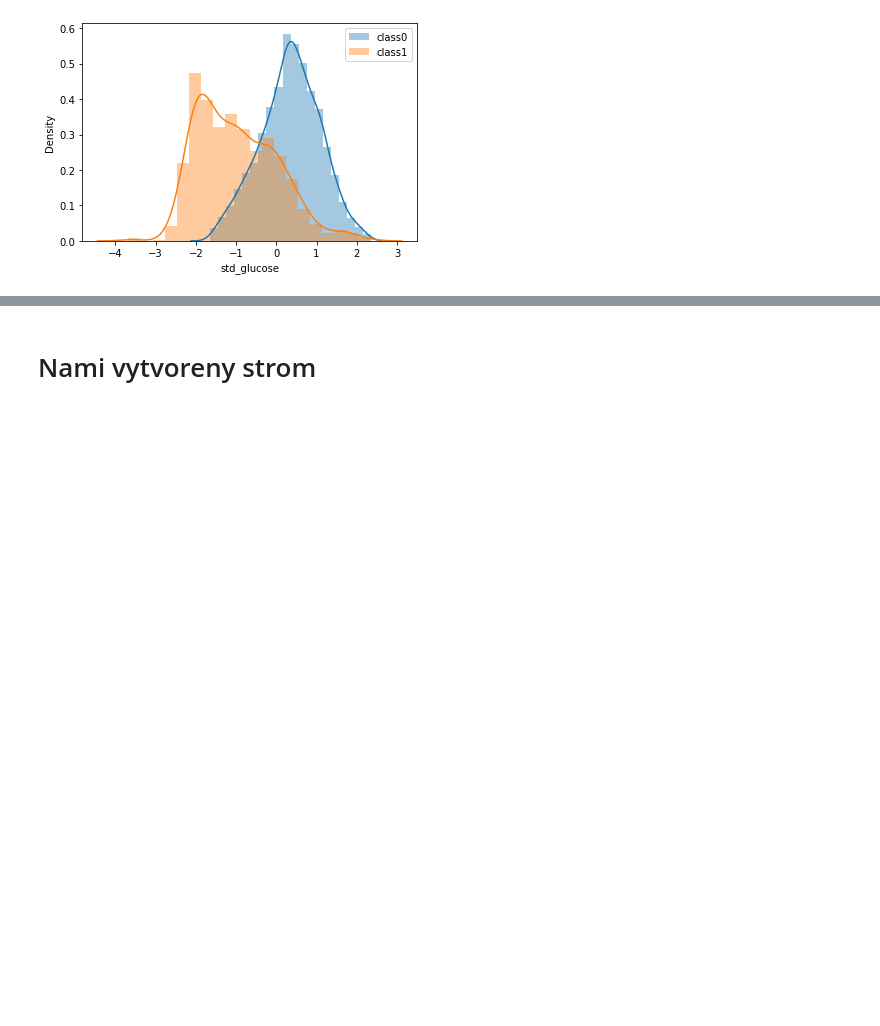
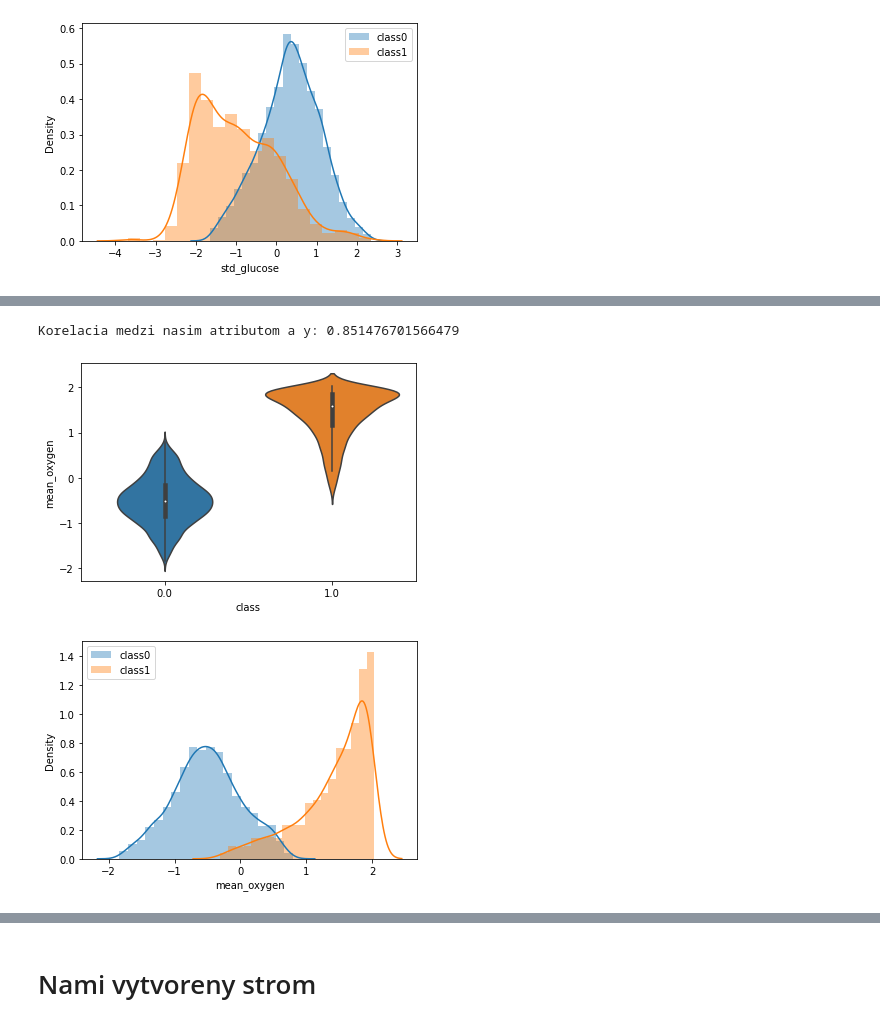
Before and after one commit to MakoHnat/IAU, a Jupyter notebook: 3 cast zadania.ipynb, the cells around one changed output, grey strips where cells are left out. Drawn from its saved outputs; the diff is of its cells as text; code cells hidden in the pictures; blank space fills up the shorter version.

```diff
--- a/3 cast zadania.ipynb
+++ b/3 cast zadania.ipynb
@@ -169,0 +174,6 @@ Korelacia medzi nasim atributom a y: -0.5792708486920812
+# %%
+visual.univariate_num_to_class(medical_train_ds, "mean_oxygen", show_regplot=False)
+# %% [output]
+Korelacia medzi nasim atributom a y: 0.851476701566479
+[figure, added]
+[figure, added]
```
Also changed, not shown: parts of 19 cells of this notebook.
